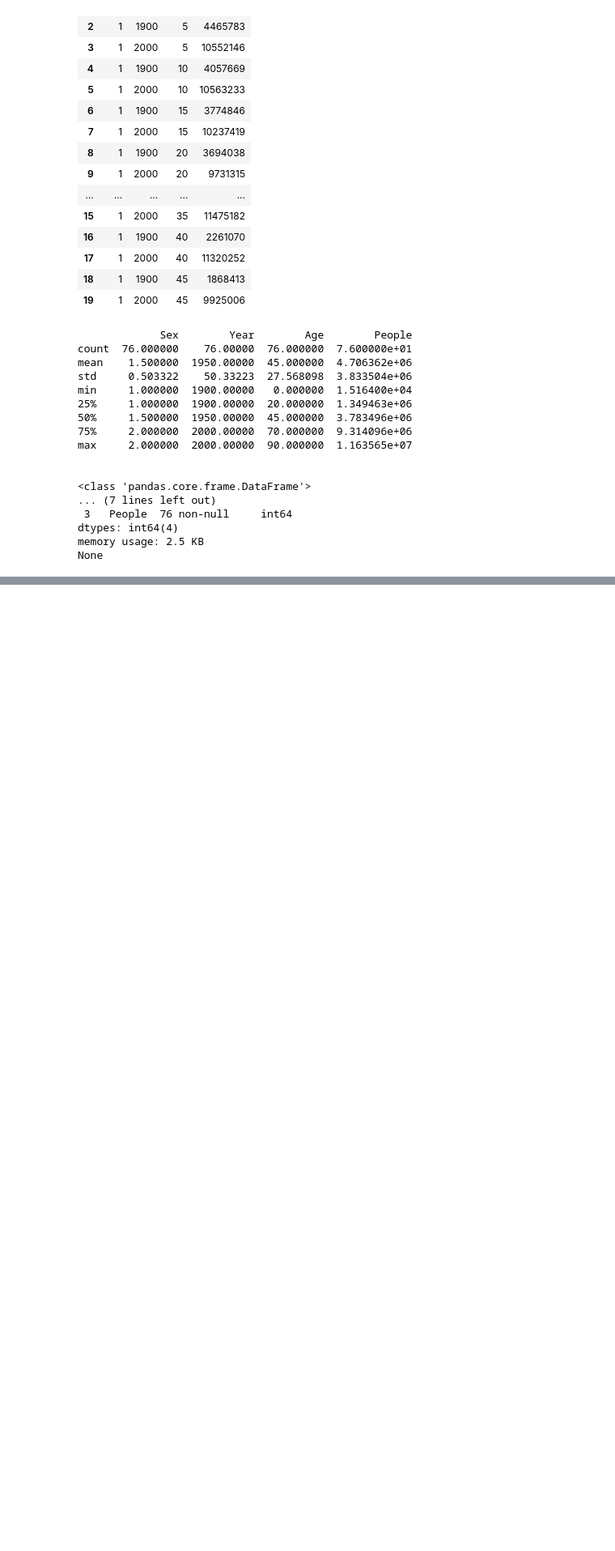
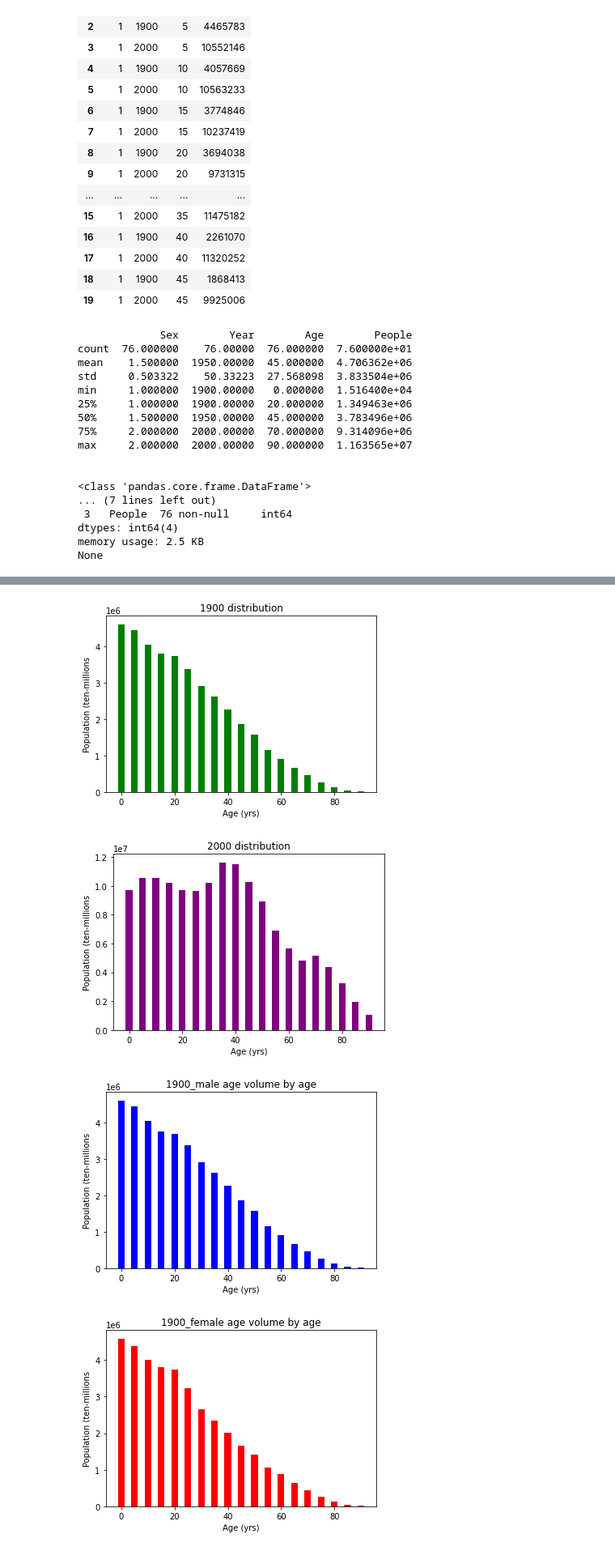
Before and after one commit to rghimre3/INFO-5502, a Jupyter notebook: lab_assignment_05.ipynb, the cells around one changed output, grey strips where cells are left out. Shown: that part at 81% size. Drawn from its saved outputs; the diff is of its cells as text; code cells hidden in the pictures; blank space fills up the shorter version.

```diff
--- a/lab_assignment_05.ipynb
+++ b/lab_assignment_05.ipynb
@@ -78,0 +93,3 @@ None
+# %%
+df_1900=df[df['Year']==1900]
+df_1900.head()
@@ -78,0 +103,3 @@ None
+# %%
+df_2000=df[df['Year']==2000]
+df_2000.head()
@@ -79,2 +113,35 @@ None
+# %%
+
+
+plt.title("1900 distribution")
+plt.xlabel('Age (yrs)')
+plt.ylabel('Population (ten-millions')
+plt.bar(df_1900['Age'], df_1900['People'], color ='Green',width = 2.5)
+plt.show()
+
+plt.title("2000 distribution")
+plt.xlabel('Age (yrs)')
+plt.ylabel('Population (ten-millions')
+plt.bar(df_2000['Age'], df_2000['People'], color ='Purple',width = 2.5)
+plt.show()
+
+df_1900_m=df_1900[df_1900['Sex']==1]
+plt.title("1900_male age volume by age")
+plt.xlabel('Age (yrs)')
+plt.ylabel('Population (ten-millions')
+plt.bar(df_1900_m['Age'], df_1900_m['People'], color ='Blue',width = 2.5)
+plt.show()
+
+df_1900_f=df_1900[df_1900['Sex']==2]
+plt.title("1900_female age volume by age")
+plt.xlabel('Age (yrs)')
+plt.ylabel('Population (ten-millions')
+plt.bar(df_1900_f['Age'], df_1900_f['People'], color ='Red',width = 2.5)
+plt.show()
+# %% [output]
+[figure, added]
+[figure, added]
+[figure, added]
+[figure, added]
 # %%
 # Your answer here (interpretation of the results):
```
Also changed, not shown: parts of 4 cells of this notebook.
